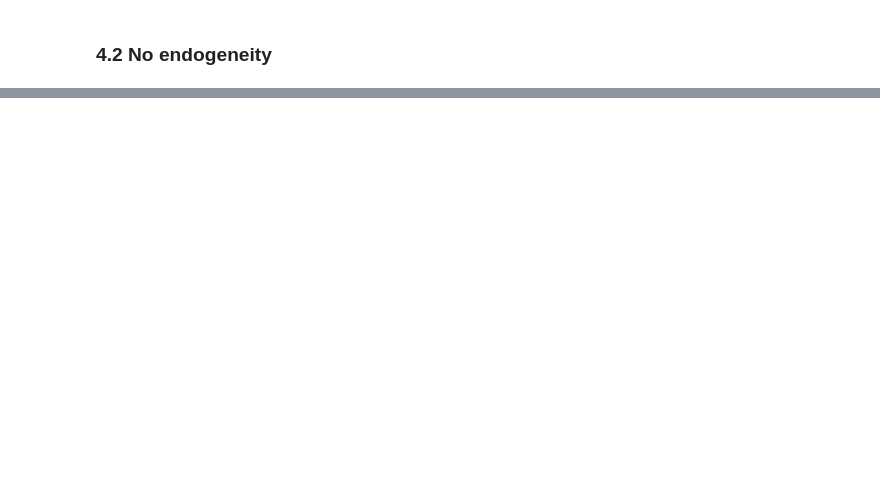
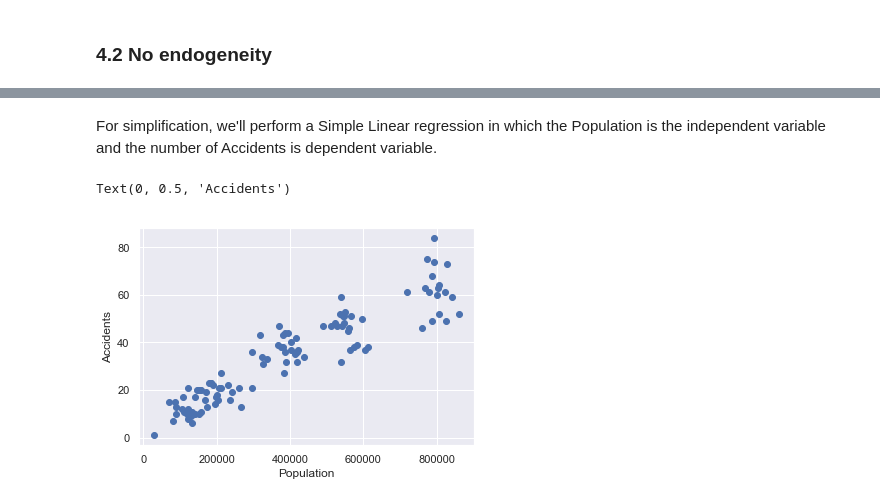
Before and after one commit to alexandrehsd/regression-analysis, a Jupyter notebook: Regression Analysis.ipynb, the cells around one changed output, grey strips where cells are left out. Saved outputs shown, nothing was run; the diff lists cells and outputs as text; code cells hidden in the pictures; blank space fills up the shorter version.

```diff
--- a/Regression Analysis.ipynb
+++ b/Regression Analysis.ipynb
@@ -328,0 +351,4 @@ The lesson here is: advanced knowledge in the subject is helpful! If you do not
+# %%
+# Import the data
+path_name = r'C:\Users\alexa\Documents\Data Science Course - Bootcamp\Regression Analysis\datasets\Heteroscedasticity.csv'
+heter_data = pd.read_csv(path_name)
@@ -328,0 +365,12 @@ The lesson here is: advanced knowledge in the subject is helpful! If you do not
+# %% [markdown]
+For simplification, we'll perform a Simple Linear regression in which the Population is the independent variable and the number of Accidents is dependent variable.
+# %%
+x1 = heter_data['Population']
+y = heter_data['Accidents']
+# %%
+plt.scatter(x1,y)
+plt.xlabel('Population')
+plt.ylabel('Accidents')
+# %% [output]
+Text(0, 0.5, 'Accidents')
+[figure, added]
```
Also changed, not shown: parts of 12 cells of this notebook, 2 other files.
